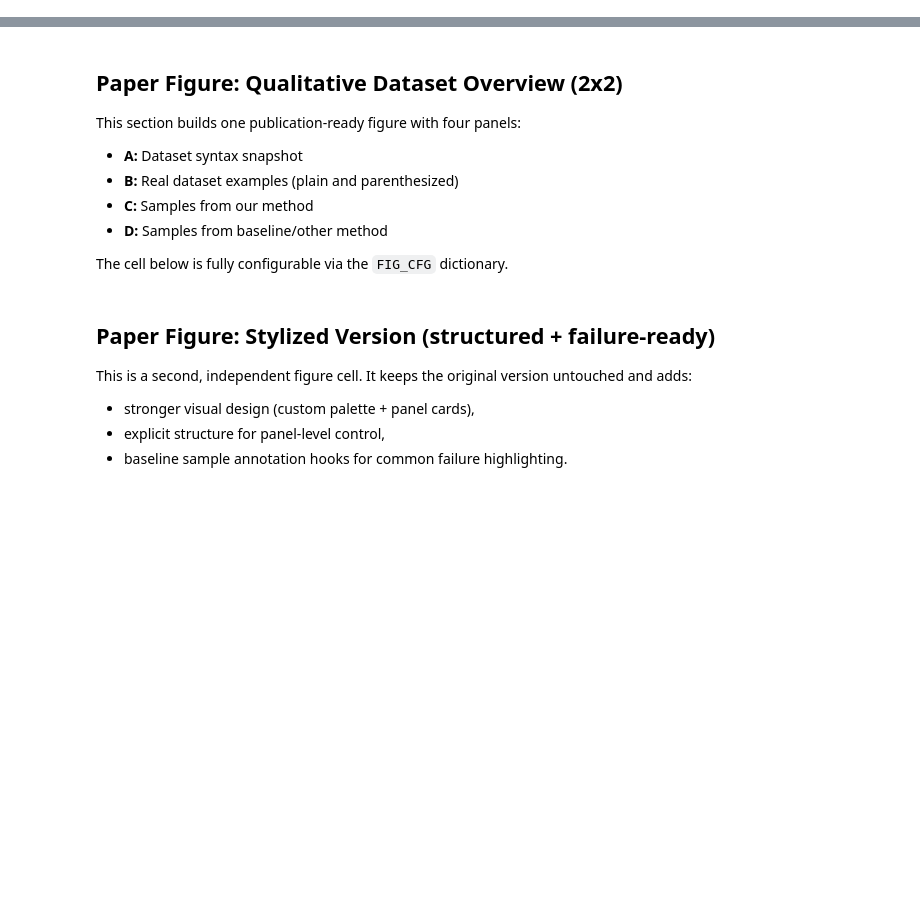
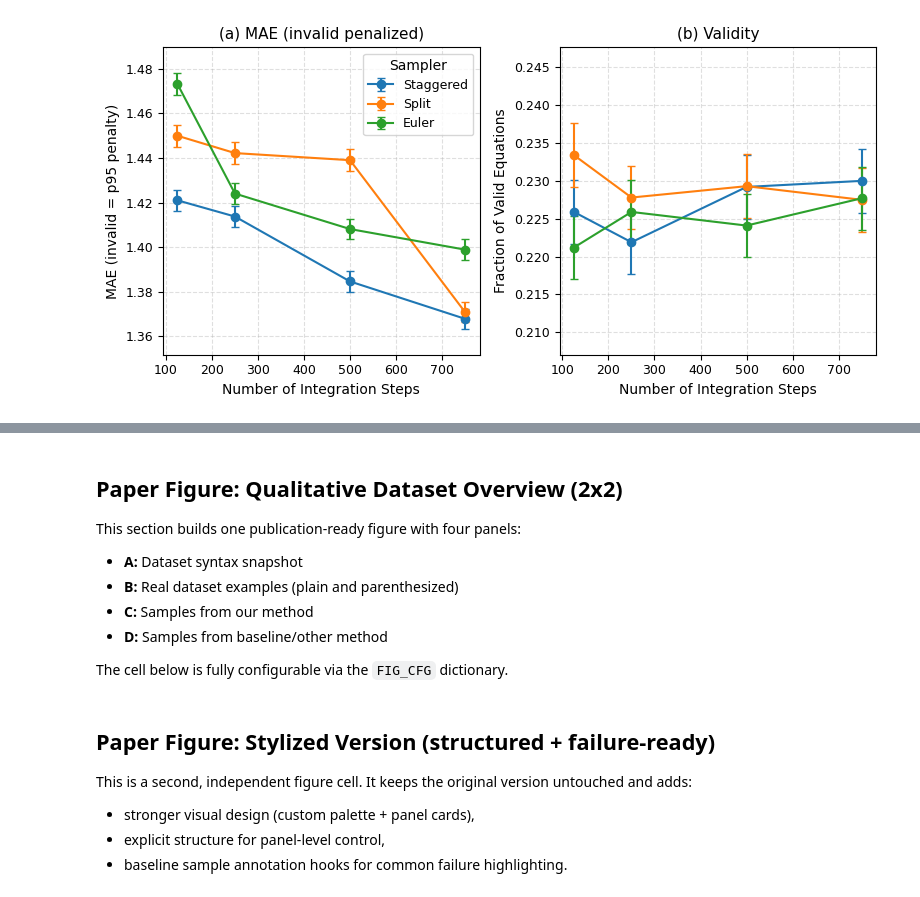
Before and after one commit to KevinRojas1499/Layout-Diffusion, a Jupyter notebook: test.ipynb, the cells around one changed output, grey strips where cells are left out. Saved outputs shown, nothing was run; the diff lists cells and outputs as text; code cells hidden in the pictures; blank space fills up the shorter version.

```diff
--- a/test.ipynb
+++ b/test.ipynb
@@ -610,3 +484,77 @@ Ground Truth
+# %%
+# Plot MAE and valid vs steps (L=8 style)
+Path("plots").mkdir(exist_ok=True)
+df = to_dataframe_parenthesis(results_parenthesis).sort_values("steps")
+df = df[df["steps"] != 50]  # Exclude N=50
+
+# Patch split: set corrected values. Use steps=125 (available) or 100 (add samples-split-100.jsonl first)
+mask = (df["method"] == "split") & (df["steps"] == 125)
+if mask.any():
+    df.loc[mask, "MAE_penalized"] = 1.45
+
+if df.empty:
+    print("No samples to plot. Check samples-parenthesis-new/ for samples-{method}-{steps}.jsonl files.")
+else:
+    metrics = ["MAE_penalized", "valid"]
+    title_map = {
+        "MAE_penalized": "(a) MAE (invalid penalized)",
+        "valid": "(b) Validity",
+    }
+    ylabel_map = {
+        "MAE_penalized": "MAE (invalid = p95 penalty)",
+        "valid": "Fraction of Valid Equations",
+    }
+
+    fig, axes = plt.subplots(1, 2, figsize=(8, 4), sharex=True)
+    for ax, metric in zip(axes, metrics):
+        for method in df["method"].unique():
+            sub = df[df["method"] == method]
+            yerr = sub[f"{metric}_std"] if f"{metric}_std" in sub.columns else None
+            label = METHOD_LABELS.get(method, method)
+            ax.errorbar(sub["steps"], sub[metric], yerr=yerr, marker="o", label=label, capsize=3)
+        ax.set_title(title_map.get(metric, metric), fontsize=11)
+        ax.set_xlabel("Number of Integration Steps", fontsize=10)
+        ax.set_ylabel(ylabel_map.get(metric, metric), fontsize=10)
+        ax.tick_params(axis="both", labelsize=9)
+        ax.grid(True, linestyle="--", alpha=0.4)
+        std_vals = df[f"{metric}_std"] if f"{metric}_std" in df.columns else 0
+        y_min = (df[metric] - std_vals).min()
+        y_max = (df[metric] + std_vals).max()
+        pad = max((y_max - y_min) * 0.1, 0.01) if y_max > y_min else 0.05
+        ax.set_ylim(y_min - pad, y_max + pad)
+    axes[0].legend(title="Sampler", fontsize=9, title_fontsize=10)
+    plt.tight_layout()
+    plt.savefig("plots/parenthesis_sampler_comparison.pdf", bbox_inches="tight")
+    plt.savefig("plots/parenthesis_sampler_comparison.png", dpi=300, bbox_inches="tight")
+    plt.show()
+
+# # Plot vs NFE (optional, same style as L=8)
+# if not df.empty:
+#     fig, axes = plt.subplots(1, 2, figsize=(8, 4), sharex=True)
+#     df_nfe = df.sort_values("nfe")
+#     for ax, metric in zip(axes, metrics):
+#         for method in df_nfe["method"].unique():
+#             sub = df_nfe[df_nfe["method"] == method]
+#             yerr = sub[f"{metric}_std"] if f"{metric}_std" in sub.columns else None
+#             label = METHOD_LABELS.get(method, method)
+#             ax.errorbar(sub["nfe"], sub[metric], yerr=yerr, marker="o", label=label, capsize=3)
+#         ax.set_title(title_map.get(metric, metric), fontsize=11)
+#         ax.set_xlabel("Number of Function Evaluations (NFE)", fontsize=10)
+#         ax.set_ylabel(ylabel_map.get(metric, metric), fontsize=10)
+#         ax.tick_params(axis="both", labelsize=9)
+#         ax.grid(True, linestyle="--", alpha=0.4)
+#         std_vals = df_nfe[f"{metric}_std"] if f"{metric}_std" in df_nfe.columns else 0
+#         y_min = (df_nfe[metric] - std_vals).min()
+#         y_max = (df_nfe[metric] + std_vals).max()
+#         pad = max((y_max - y_min) * 0.1, 0.01) if y_max > y_min else 0.05
+#         ax.set_ylim(y_min - pad, y_max + pad)
+#     axes[0].legend(title="Sampler", fontsize=9, title_fontsize=10)
+#     plt.tight_layout()
+#     plt.savefig("plots/parenthesis_sampler_comparison_nfe.pdf", bbox_inches="tight")
+#     plt.savefig("plots/parenthesis_sampler_comparison_nfe.png", dpi=300, bbox_inches="tight")
+#     plt.show()
+# %% [output]
+[figure, added]
 # %%
 import json
 import re
```
Also changed, not shown: parts of 6 cells of this notebook, 1 other file.
